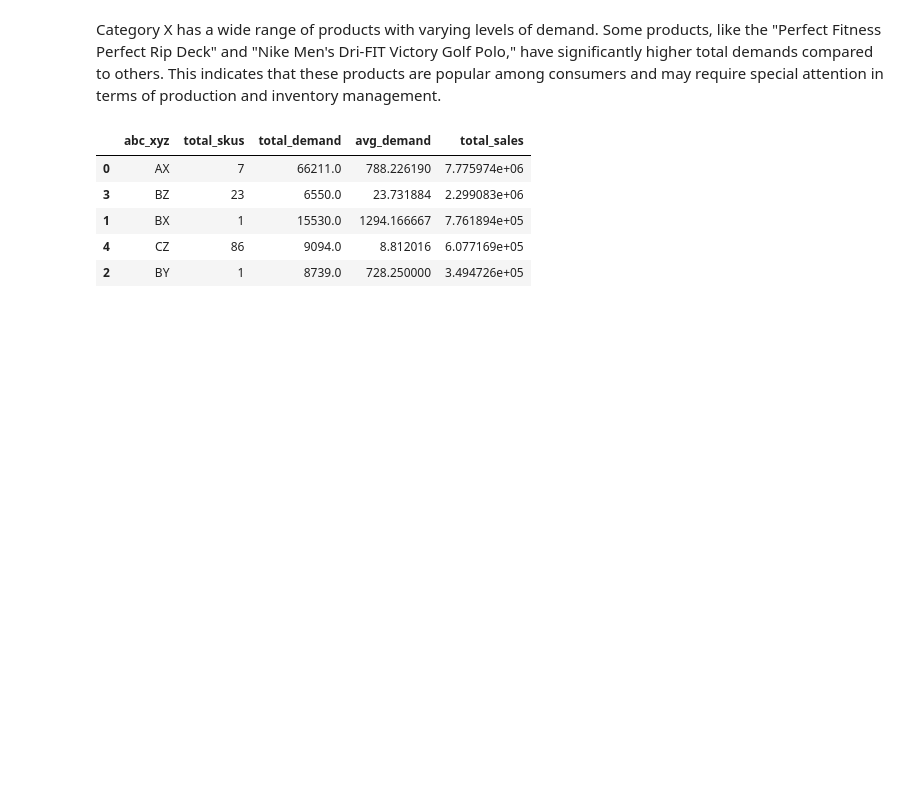
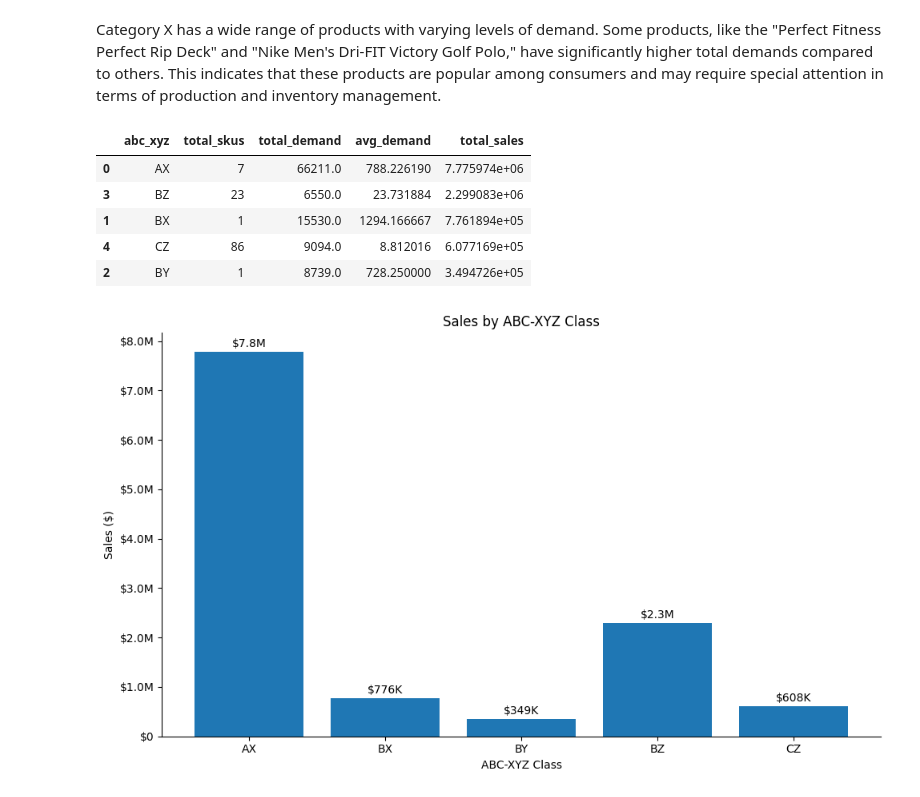
Before and after one commit to emirhansilsupur/supply-chain-analytics-forecasting, a Jupyter notebook: SC_Analytics_Forecasting.ipynb, the cells around one changed output. Saved outputs shown, nothing was run; the diff lists cells and outputs as text; code cells hidden in the pictures; blank space fills up the shorter version.

Commit message:
Add graph "Sales by ABC-XYZ Class"

```diff
--- a/SC_Analytics_Forecasting.ipynb
+++ b/SC_Analytics_Forecasting.ipynb
@@ -1180,3 +1180,26 @@ df_abc_xyz_summary.sort_values(by="total_sales", ascending=False)
 | 1 | BX | 1 | 15530.0 | 1294.166667 | 7.761894e+05 |
 | 4 | CZ | 86 | 9094.0 | 8.812016 | 6.077169e+05 |
 | 2 | BY | 1 | 8739.0 | 728.250000 | 3.494726e+05 |
+# %%
+# Create the bar plot
+plt.figure(figsize=(10, 6))
+plt.bar(df_abc_xyz_summary["abc_xyz"], df_abc_xyz_summary["total_sales"], color="tab:blue")
+
+# Add labels and title
+plt.xlabel("ABC-XYZ Class")
+plt.ylabel("Sales ($)")
+plt.title("Sales by ABC-XYZ Class")
+plt.gca().spines["top"].set_visible(False)
+plt.gca().spines["right"].set_visible(False)
+# Add value labels on top of each bar
+for i in range(len(df_abc_xyz_summary["abc_xyz"])):
+    plt.text(i, df_abc_xyz_summary["total_sales"][i] + 100000, currency_formatter_wrapper(df_abc_xyz_summary["total_sales"][i]), ha="center")
+
+# Format y-axis ticks using the currency_formatter function
+plt.gca().yaxis.set_major_formatter(plt.FuncFormatter(currency_formatter))
+
+# Display the plot
+plt.tight_layout()
+plt.show()
+# %% [output]
+[figure, added]
```
